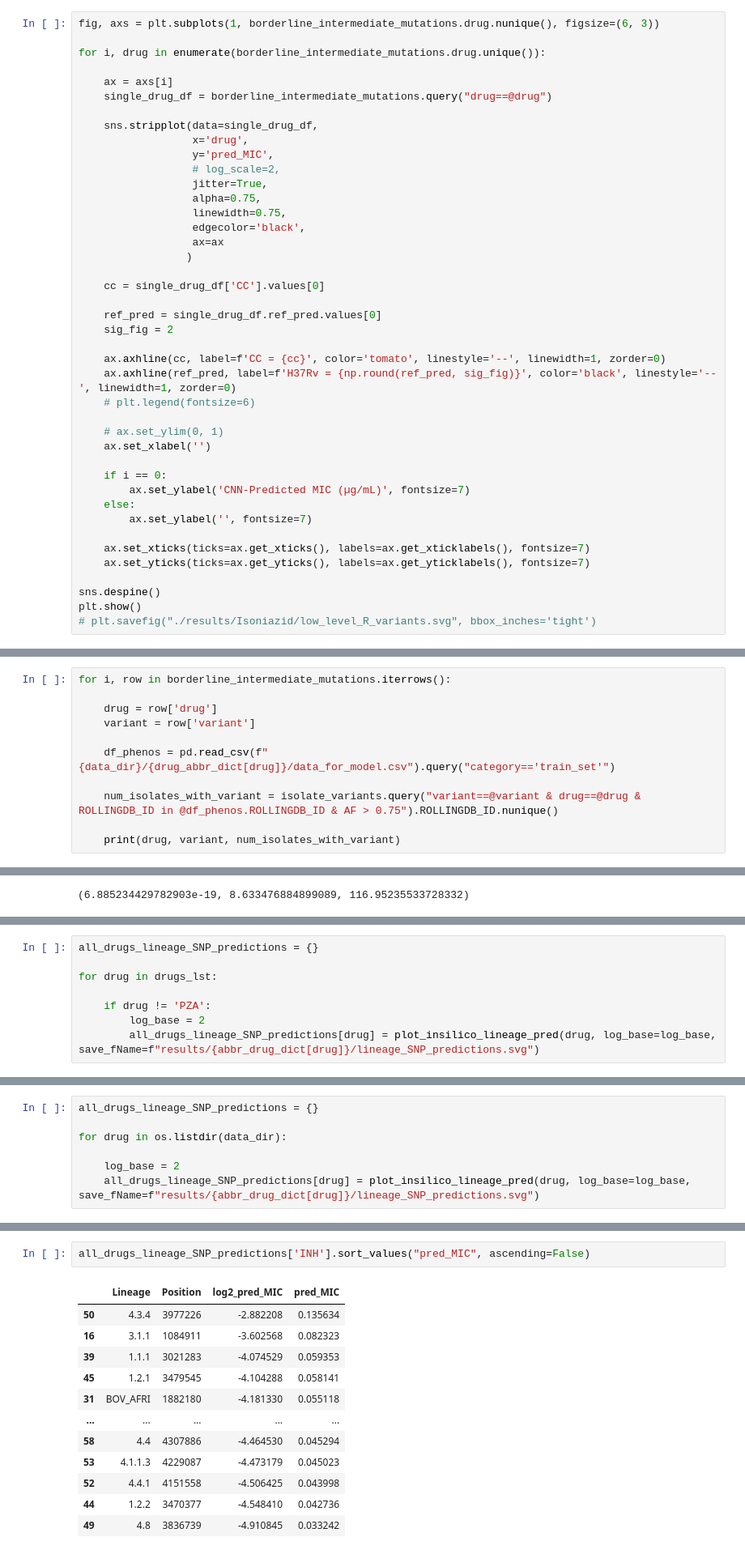
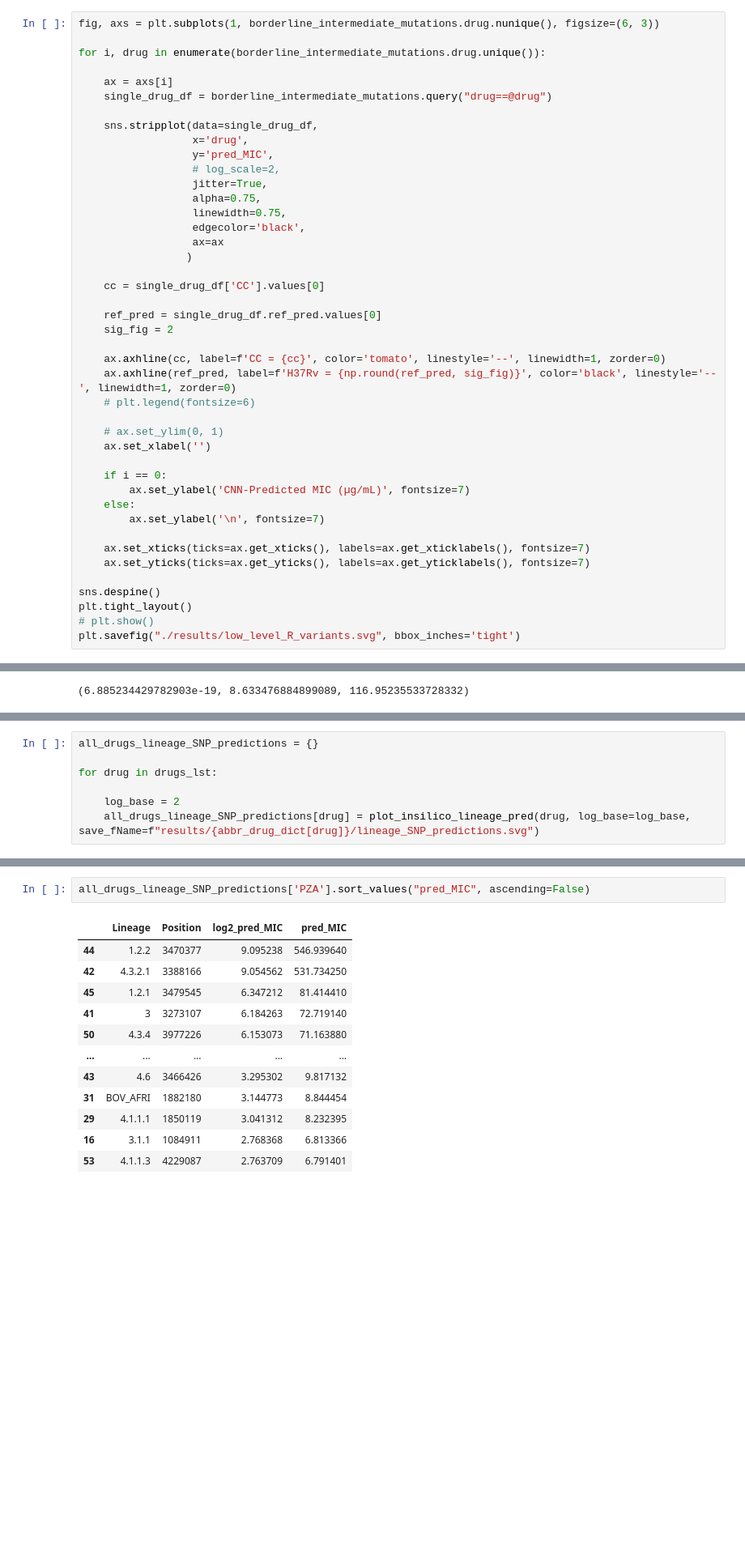
Before and after one commit to sanju99/MtbQuantCNN, a Jupyter notebook: analysis/insilico_analysis.ipynb, the cells around one changed output, grey strips where cells are left out. Shown at 81% size. Drawn from its saved outputs; the diff is of its cells as text; blank space fills up the shorter version.

```diff
--- a/analysis/insilico_analysis.ipynb
+++ b/analysis/insilico_analysis.ipynb
@@ -982,12 +855,13 @@ for i, drug in enumerate(borderline_intermediate_mutations.drug.unique()):
     if i == 0:
         ax.set_ylabel('CNN-Predicted MIC (µg/mL)', fontsize=7)
     else:
-        ax.set_ylabel('', fontsize=7)
+        ax.set_ylabel('\n', fontsize=7)
 
     ax.set_xticks(ticks=ax.get_xticks(), labels=ax.get_xticklabels(), fontsize=7)
     ax.set_yticks(ticks=ax.get_yticks(), labels=ax.get_yticklabels(), fontsize=7)
 
 sns.despine()
-plt.show()
-# plt.savefig("./results/Isoniazid/low_level_R_variants.svg", bbox_inches='tight')
+plt.tight_layout()
+# plt.show()
+plt.savefig("./results/low_level_R_variants.svg", bbox_inches='tight')
 # %% [output]
@@ -1020,11 +901,0 @@ borderline_intermediate_mutations.query("drug=='Rifampicin'").sort_values("pred_
-# %%
-for i, row in borderline_intermediate_mutations.iterrows():
-
-    drug = row['drug']
-    variant = row['variant']
-
-    df_phenos = pd.read_csv(f"{data_dir}/{drug_abbr_dict[drug]}/data_for_model.csv").query("category=='train_set'")
-
-    num_isolates_with_variant = isolate_variants.query("variant==@variant & drug==@drug & ROLLINGDB_ID in @df_phenos.ROLLINGDB_ID & AF > 0.75").ROLLINGDB_ID.nunique()
-
-    print(drug, variant, num_isolates_with_variant)
@@ -2826,11 +2741,3 @@ def plot_insilico_lineage_pred(drug, log_base=2, save_fName=None):
         plt.show()
 
     return df
-# %%
-all_drugs_lineage_SNP_predictions = {}
-
-for drug in drugs_lst:
-
-    if drug != 'PZA':
-        log_base = 2
-        all_drugs_lineage_SNP_predictions[drug] = plot_insilico_lineage_pred(drug, log_base=log_base, save_fName=f"results/{abbr_drug_dict[drug]}/lineage_SNP_predictions.svg")
@@ -2863,7 +2744,7 @@ df_MXF.query("Coll2014 in ['4.1.2', '4', '4.1']").MXF_midpoint.mean()
 # %%
 all_drugs_lineage_SNP_predictions = {}
 
-for drug in os.listdir(data_dir):
+for drug in drugs_lst:
 
     log_base = 2
     all_drugs_lineage_SNP_predictions[drug] = plot_insilico_lineage_pred(drug, log_base=log_base, save_fName=f"results/{abbr_drug_dict[drug]}/lineage_SNP_predictions.svg")
@@ -2879,18 +2760,18 @@ for drug in os.listdir(data_dir):
 # %%
-all_drugs_lineage_SNP_predictions['INH'].sort_values("pred_MIC", ascending=False)
+all_drugs_lineage_SNP_predictions['PZA'].sort_values("pred_MIC", ascending=False)
 # %% [output]
 |  | Lineage | Position | log2_pred_MIC | pred_MIC |
-| 50 | 4.3.4 | 3977226 | -2.882208 | 0.135634 |
-| 16 | 3.1.1 | 1084911 | -3.602568 | 0.082323 |
-| 39 | 1.1.1 | 3021283 | -4.074529 | 0.059353 |
-| 45 | 1.2.1 | 3479545 | -4.104288 | 0.058141 |
-| 31 | BOV_AFRI | 1882180 | -4.181330 | 0.055118 |
+| 44 | 1.2.2 | 3470377 | 9.095238 | 546.939640 |
+| 42 | 4.3.2.1 | 3388166 | 9.054562 | 531.734250 |
+| 45 | 1.2.1 | 3479545 | 6.347212 | 81.414410 |
+| 41 | 3 | 3273107 | 6.184263 | 72.719140 |
+| 50 | 4.3.4 | 3977226 | 6.153073 | 71.163880 |
 | ... | ... | ... | ... | ... |
-| 58 | 4.4 | 4307886 | -4.464530 | 0.045294 |
-| 53 | 4.1.1.3 | 4229087 | -4.473179 | 0.045023 |
-| 52 | 4.4.1 | 4151558 | -4.506425 | 0.043998 |
-| 44 | 1.2.2 | 3470377 | -4.548410 | 0.042736 |
-| 49 | 4.8 | 3836739 | -4.910845 | 0.033242 |
+| 43 | 4.6 | 3466426 | 3.295302 | 9.817132 |
+| 31 | BOV_AFRI | 1882180 | 3.144773 | 8.844454 |
+| 29 | 4.1.1.1 | 1850119 | 3.041312 | 8.232395 |
+| 16 | 3.1.1 | 1084911 | 2.768368 | 6.813366 |
+| 53 | 4.1.1.3 | 4229087 | 2.763709 | 6.791401 |
 63 rows × 4 columns
 # %%
 all_drugs_lineage_SNP_predictions['INH'].query("Lineage=='2.2.1'")
```
Also changed, not shown: parts of 44 cells of this notebook, 54 other files.
